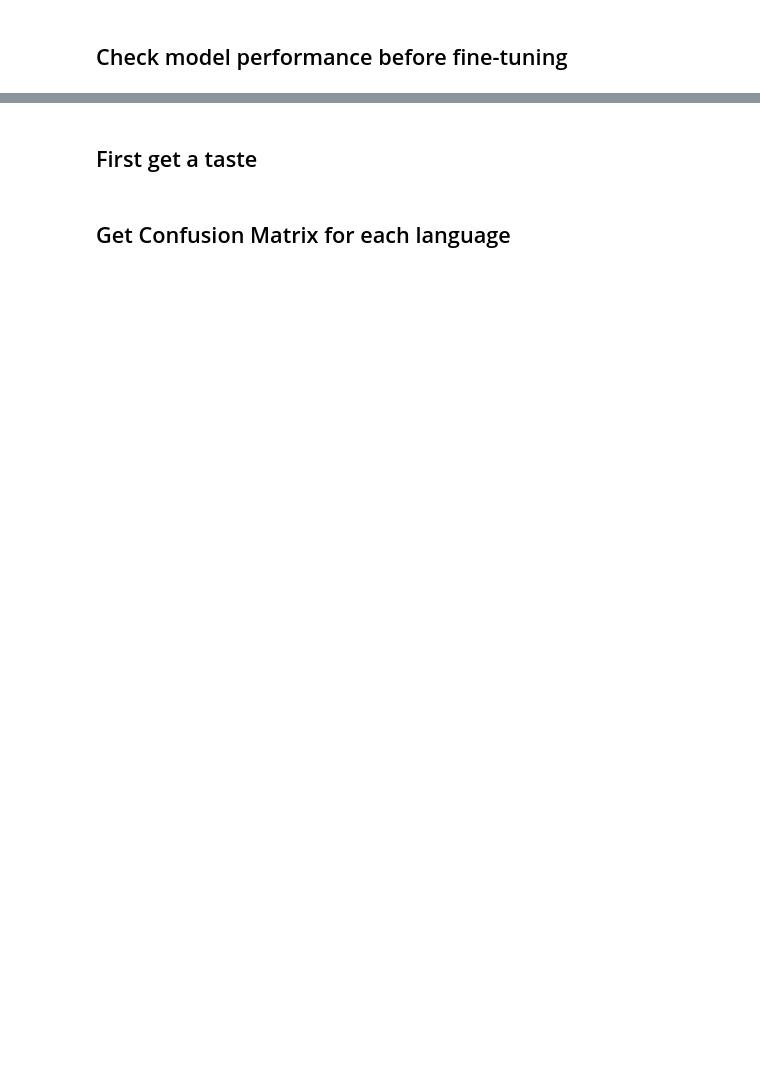
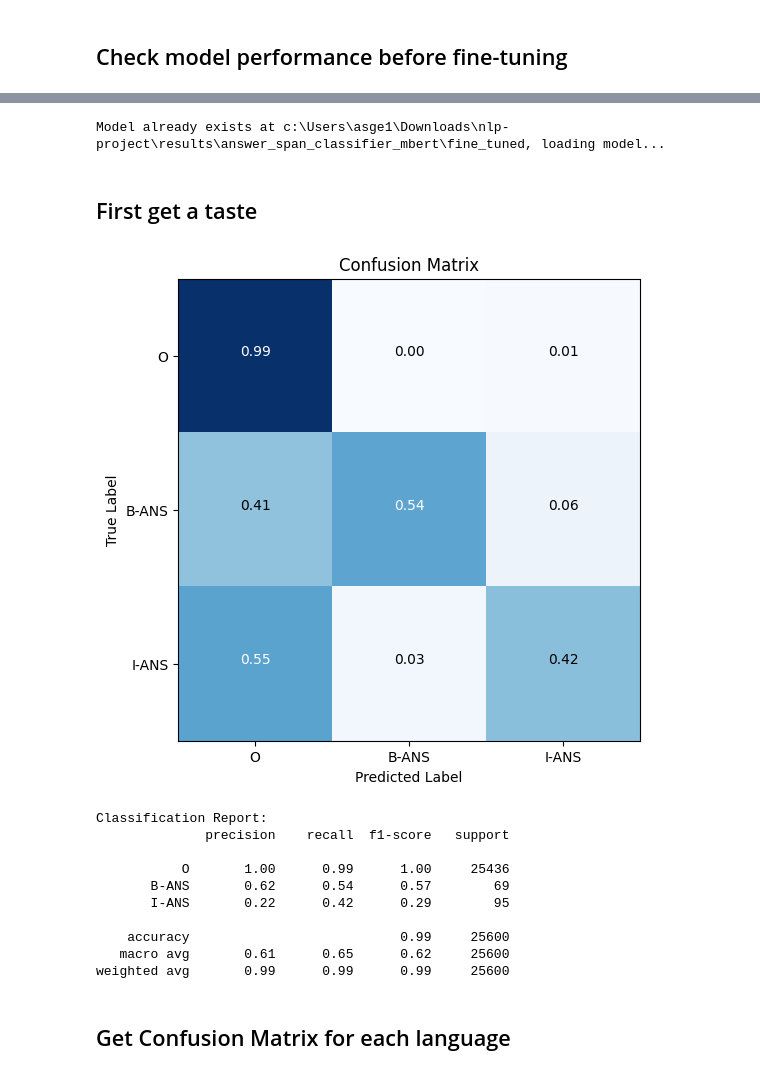
Before and after one commit to JulianBarraganG/nlp-project, a Jupyter notebook: span-qa.ipynb, the cells around one changed output, grey strips where cells are left out. Cells and saved outputs as stored; diff of their text form; code cells hidden in the pictures; blank space fills up the shorter version.

```diff
--- a/span-qa.ipynb
+++ b/span-qa.ipynb
@@ -24,7 +24,7 @@ from bert_utils import (
 
 from datasets import load_dataset, Dataset
 # %%
-model_path = os.path.join(os.getcwd(), "results", "answer_span_classifier_qwen")
+model_path = os.path.join(os.getcwd(), "results", "answer_span_classifier_mbert")
 save_path = os.path.join(model_path, "fine_tuned")
 patience = 2
 TRAIN = False
@@ -169,12 +196,26 @@ if TRAIN:
     model.save_pretrained(save_path) # type: ignore
     mbert_tokenizer.save_pretrained(save_path) # type: ignore
     print("Model saved.")
+# %% [output]
+Model already exists at c:\Users\asge1\Downloads\nlp-project\results\answer_span_classifier_mbert\fine_tuned, loading model...
 # %% [markdown]
 ## First get a taste
 # %%
-smaller_val_set = df_val.sample(15, shuffle=True) # get 50 random samples
+smaller_val_set = df_val.sample(50, shuffle=True) # get 50 random samples
 y_true, y_pred = get_results(model, smaller_val_set, mbert_tokenizer)
 display_results(y_true, y_pred)
+# %% [output]
+[figure, added]
+Classification Report:
+              precision    recall  f1-score   support
+
+           O       1.00      0.99      1.00     25436
+       B-ANS       0.62      0.54      0.57        69
+       I-ANS       0.22      0.42      0.29        95
+
+    accuracy                           0.99     25600
+   macro avg       0.61      0.65      0.62     25600
+weighted avg       0.99      0.99      0.99     25600
 # %% [markdown]
 ## Get Confusion Matrix for each language
 # %%
```
Also changed, not shown: parts of 5 cells of this notebook, 12 other files.
